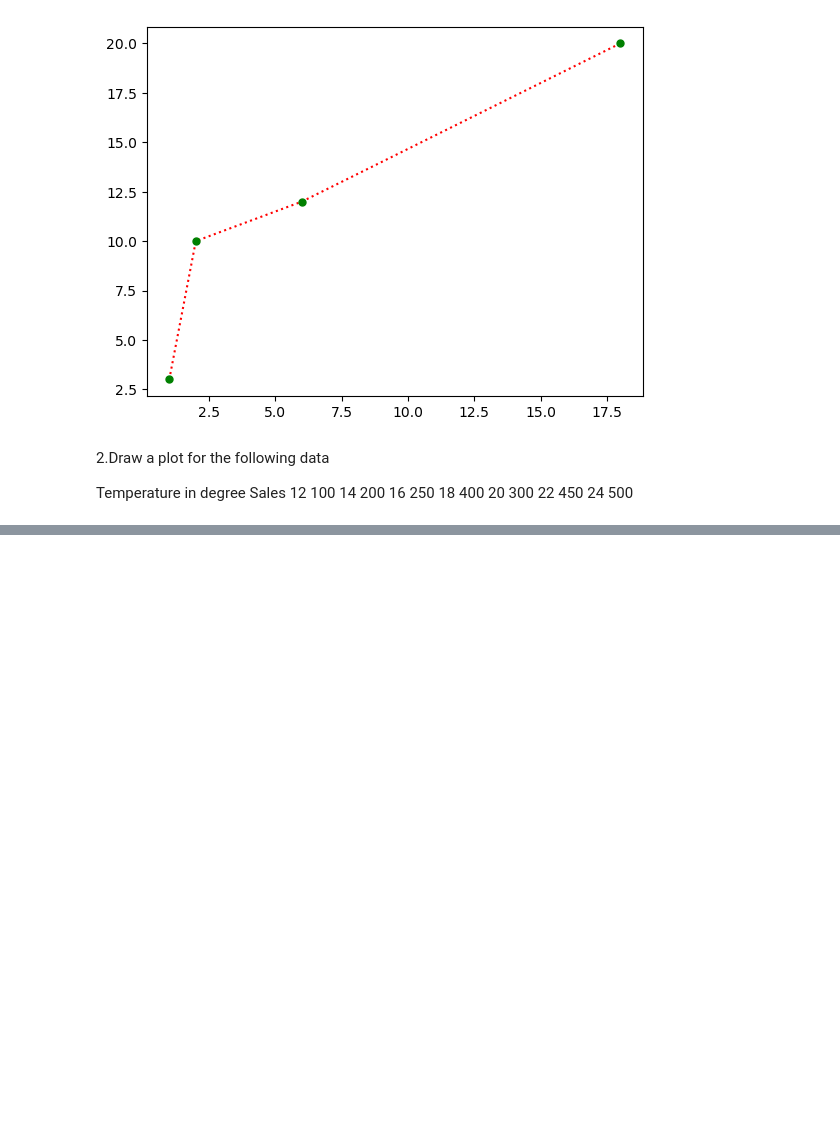
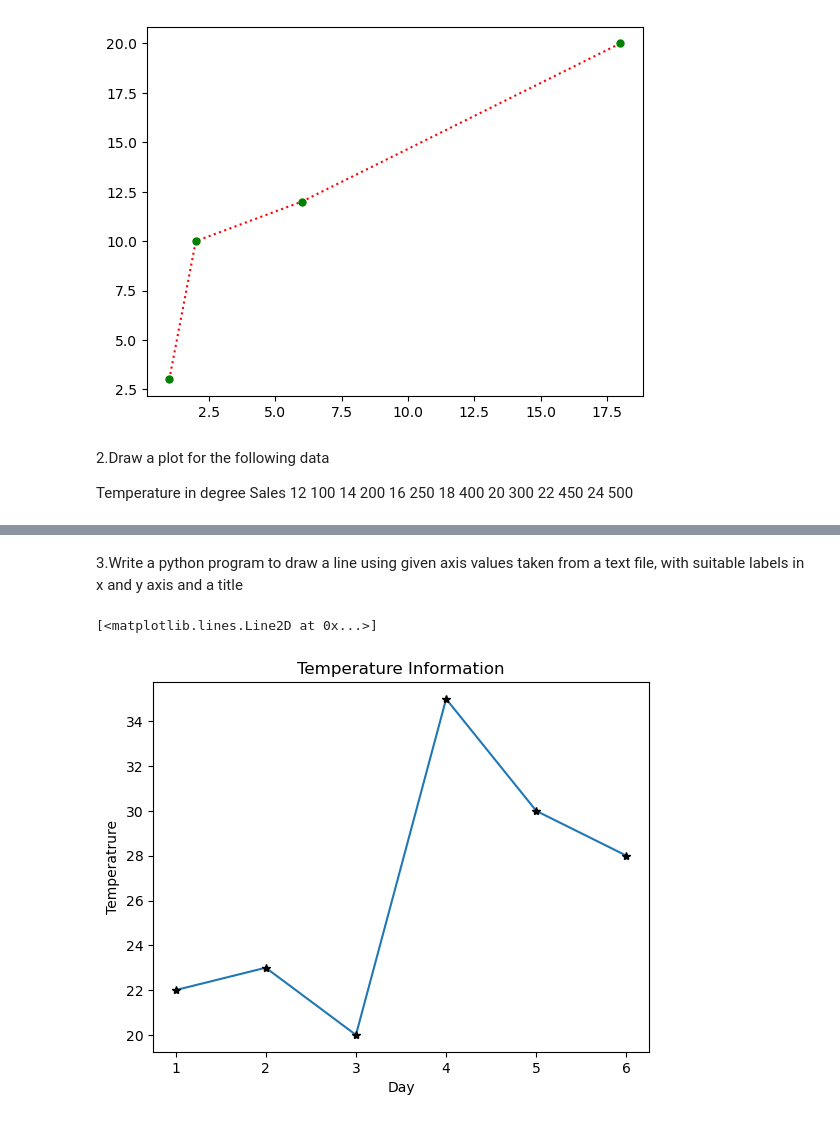
Before and after one commit to jerardh/S3, a Jupyter notebook: DS/exercise3.ipynb, the cells around one changed output, grey strips where cells are left out. Drawn from its saved outputs; the diff is of its cells as text; code cells hidden in the pictures; blank space fills up the shorter version.

Commit message:
Exercise 3

```diff
--- a/DS/exercise3.ipynb
+++ b/DS/exercise3.ipynb
@@ -29,0 +32,16 @@ plt.plot(x_data,y_data,ls="-",color="green",marker="*",mfc="red",mec="red")
+# %% [markdown]
+3.Write a python program to draw a line using given axis values taken from a text file,
+  with suitable labels in x and y axis and a title
+# %%
+
+file=open("exercise3.3.txt")
+x_data =np.array(list(map(int,file.readline().strip().split(","))))
+y_data =np.array(list(map(int,file.readline().strip().split(","))))
+file.close()
+plt.title("Temperature Information")
+plt.xlabel("Day")
+plt.ylabel("Temperatrure")
+plt.plot(x_data,y_data,ls="-",marker="*",mec="black",mfc="black")
+# %% [output]
+[<matplotlib.lines.Line2D at 0x...>]
+[figure, added]
```
Also changed, not shown: parts of 1 cell of this notebook.
